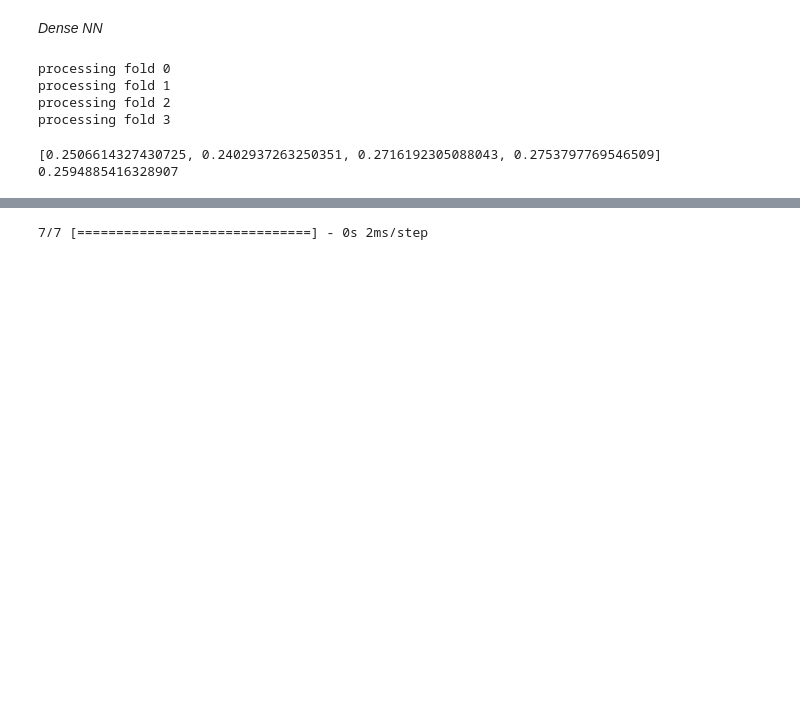
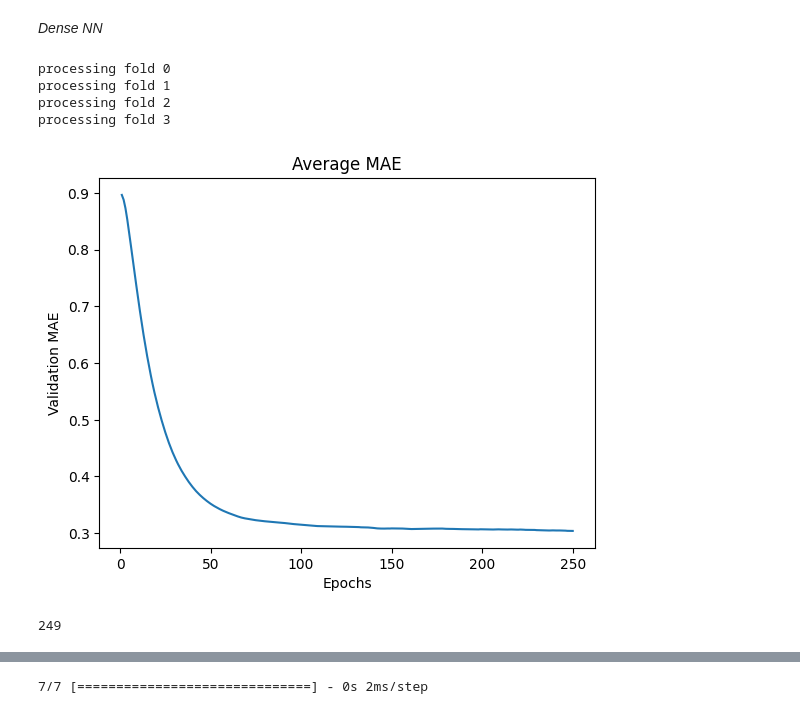
Before and after one commit to thestianchris/ML-HeatingLoad, a Jupyter notebook: coursework.ipynb, the cells around one changed output, grey strips where cells are left out. Drawn from its saved outputs; the diff is of its cells as text; code cells hidden in the pictures; blank space fills up the shorter version.

Commit message:
dense-model-upgrades

```diff
--- a/coursework.ipynb
+++ b/coursework.ipynb
@@ -6,7 +6,7 @@ import numpy as np
 import seaborn as sns
 import matplotlib.pyplot as plt
 
-df = pd.read_csv('data_na.csv')
+df = pd.read_csv('datcw_na.csv')
 
 # Drop Rows with NaN Values inplace
 df.dropna(inplace=True)
@@ -170,9 +184,20 @@ from tensorflow.keras import layers
+# %%
+def smooth_curve(points, beta = 0.9):       # beta must be between 0 and 1!
+    smoothed_points = []
+    for current in points:
+        if smoothed_points:                 # (an nonempty list is 'True')
+            previous = smoothed_points[-1]  # the last appended point
+                                            # ↓ a weighted sum of previous & point, controlled by beta
+            smoothed_points.append(beta * previous + (1 - beta) * current)
+        else:
+            smoothed_points.append(current) # at the start, the list is empty, we just add the first point
+    return smoothed_points
 # %%
 def build_model():
     tf.keras.backend.clear_session()
     model=models.Sequential()
-    model.add(layers.Dense(10, activation='tanh',
-              input_shape=(x_train.shape[1],)))
+    model.add(layers.Dense(10, activation='relu'))
+    model.add(layers.Dropout(0.1))
     model.add(layers.Dense(1))
     model.compile(
         optimizer='rmsprop',
@@ -183,8 +208,8 @@ def build_model():
 # %%
 K = 4
 num_val_samples = len(x_train) // K
-num_epochs = 100
-all_scores = []
+num_epochs = 250
+all_mae_histories = []
 
 for i in range(K):
     print('processing fold', i)
@@ -198,26 +223,28 @@ for i in range(K):
     partial_train_data = np.concatenate([x_train[:a], x_train[b:]], axis=0)
     partial_train_targets = np.concatenate([y_train[:a], y_train[b:]], axis=0)
 
-    # Build the Keras model (already compiled)
     model = build_model()
-
-    # Train the model (in silent mode, verbose=0)
-    model.fit(partial_train_data, partial_train_targets, epochs=num_epochs, batch_size=16, verbose=0)
-
-    # Evaluate the model on the validation datam
-    val_mse, val_mae = model.evaluate(val_data, val_targets, verbose=0)
-    all_scores.append(val_mae)
+    history = model.fit(partial_train_data, partial_train_targets,
+                        epochs=num_epochs, batch_size=32, verbose=0,
+                        validation_data=(val_data, val_targets))
+    mae_history = history.history['val_mae']
+    all_mae_histories.append(mae_history)
 # %% [output]
 processing fold 0
 processing fold 1
 processing fold 2
 processing fold 3
-# %%
-print(all_scores)
-print(np.mean(all_scores))
-# %% [output]
-[0.2506614327430725, 0.2402937263250351, 0.2716192305088043, 0.2753797769546509]
-0.2594885416328907
+# %%
+smooth_mae_history = smooth_curve(mae_history)
+plt.plot(range(1, len(smooth_mae_history) + 1), smooth_mae_history)
+plt.xlabel('Epochs')
+plt.ylabel('Validation MAE')
+plt.title("Average MAE")
+plt.show()
+print(np.argmin(smooth_mae_history))
+# %% [output]
+[figure, added]
+249
 # %%
 test_mse_score, test_mae_score = model.evaluate(x_test, y_test)
 # %% [output]
```
Also changed, not shown: parts of 23 cells of this notebook.
